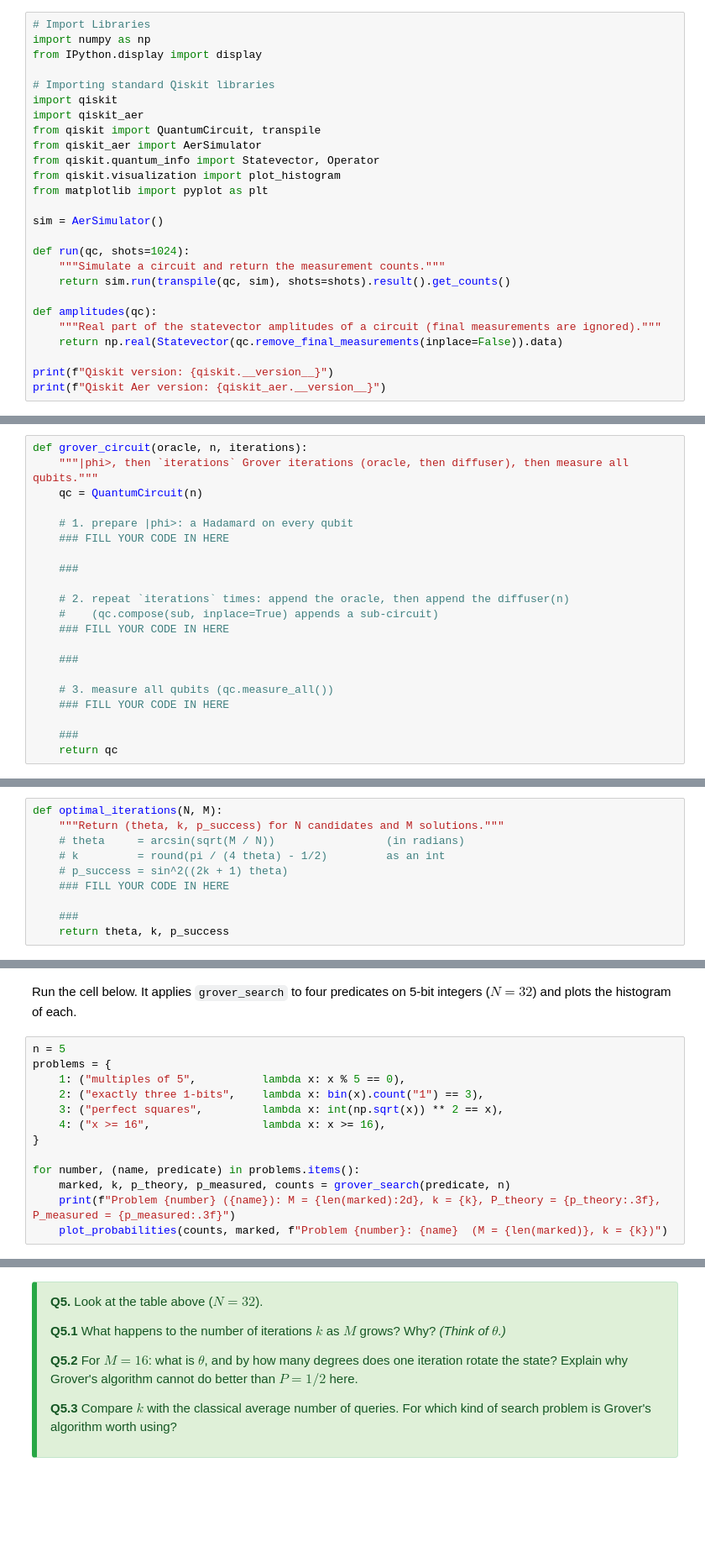
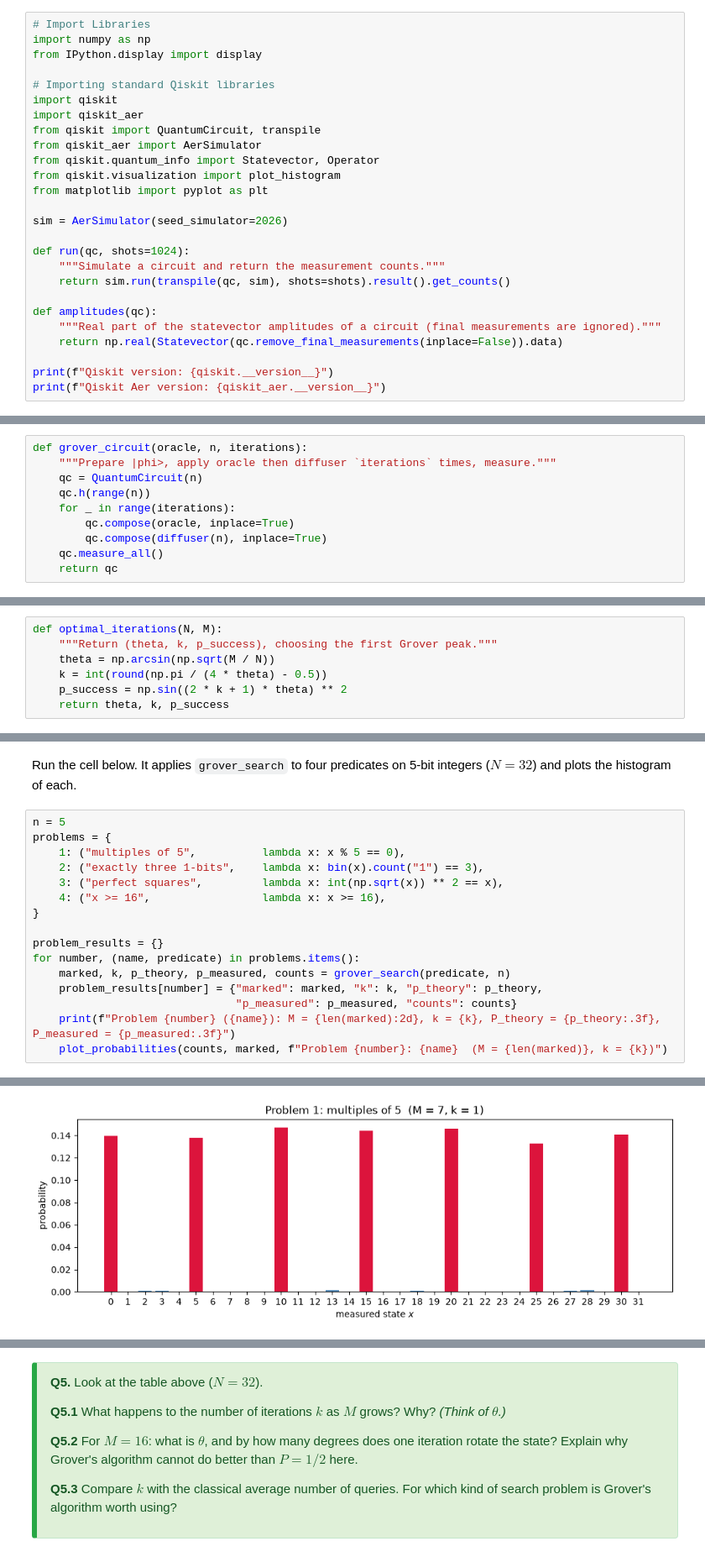
Before and after one commit to Ackaraphon1928/2110595-Intro-To-Quantum-Computing, a Jupyter notebook: Lab/Lab2_Grover_s_Algorithm.ipynb, the cells around one changed output, grey strips where cells are left out. Shown at 84% size. Cells and saved outputs as stored; diff of their text form; blank space fills up the shorter version.

```diff
--- a/Lab/Lab2_Grover_s_Algorithm.ipynb
+++ b/Lab/Lab2_Grover_s_Algorithm.ipynb
@@ -60,7 +61,7 @@ from qiskit.quantum_info import Statevector, Operator
 from qiskit.visualization import plot_histogram
 from matplotlib import pyplot as plt
 
-sim = AerSimulator()
+sim = AerSimulator(seed_simulator=2026)
 
 def run(qc, shots=1024):
     """Simulate a circuit and return the measurement counts."""
@@ -582,24 +619,13 @@ Complete `grover_circuit(oracle, n, iterations)` following the three steps above
 </div>
 # %%
 def grover_circuit(oracle, n, iterations):
-    """|phi>, then `iterations` Grover iterations (oracle, then diffuser), then measure all qubits."""
+    """Prepare |phi>, apply oracle then diffuser `iterations` times, measure."""
     qc = QuantumCircuit(n)
-
-    # 1. prepare |phi>: a Hadamard on every qubit
-    ### FILL YOUR CODE IN HERE
-
-    ###
-
-    # 2. repeat `iterations` times: append the oracle, then append the diffuser(n)
-    #    (qc.compose(sub, inplace=True) appends a sub-circuit)
-    ### FILL YOUR CODE IN HERE
-
-    ###
-
-    # 3. measure all qubits (qc.measure_all())
-    ### FILL YOUR CODE IN HERE
-
-    ###
+    qc.h(range(n))
+    for _ in range(iterations):
+        qc.compose(oracle, inplace=True)
+        qc.compose(diffuser(n), inplace=True)
+    qc.measure_all()
     return qc
 # %%
 # Check
@@ -648,13 +683,10 @@ Hint: `np.arcsin`, `np.sqrt`, `np.pi`, `int(round(...))`.
 </div>
 # %%
 def optimal_iterations(N, M):
-    """Return (theta, k, p_success) for N candidates and M solutions."""
-    # theta     = arcsin(sqrt(M / N))                 (in radians)
-    # k         = round(pi / (4 theta) - 1/2)         as an int
-    # p_success = sin^2((2k + 1) theta)
-    ### FILL YOUR CODE IN HERE
-
-    ###
+    """Return (theta, k, p_success), choosing the first Grover peak."""
+    theta = np.arcsin(np.sqrt(M / N))
+    k = int(round(np.pi / (4 * theta) - 0.5))
+    p_success = np.sin((2 * k + 1) * theta) ** 2
     return theta, k, p_success
 # %%
 # Check
@@ -757,7 +806,11 @@ problems = {
     4: ("x >= 16",                 lambda x: x >= 16),
 }
 
+problem_results = {}
 for number, (name, predicate) in problems.items():
     marked, k, p_theory, p_measured, counts = grover_search(predicate, n)
+    problem_results[number] = {"marked": marked, "k": k, "p_theory": p_theory,
+                               "p_measured": p_measured, "counts": counts}
     print(f"Problem {number} ({name}): M = {len(marked):2d}, k = {k}, P_theory = {p_theory:.3f}, P_measured = {p_measured:.3f}")
     plot_probabilities(counts, marked, f"Problem {number}: {name}  (M = {len(marked)}, k = {k})")
+# %% [output]
@@ -763,0 +818 @@ for number, (name, predicate) in problems.items():
+[figure, added]
```
Also changed, not shown: parts of 28 cells of this notebook.
